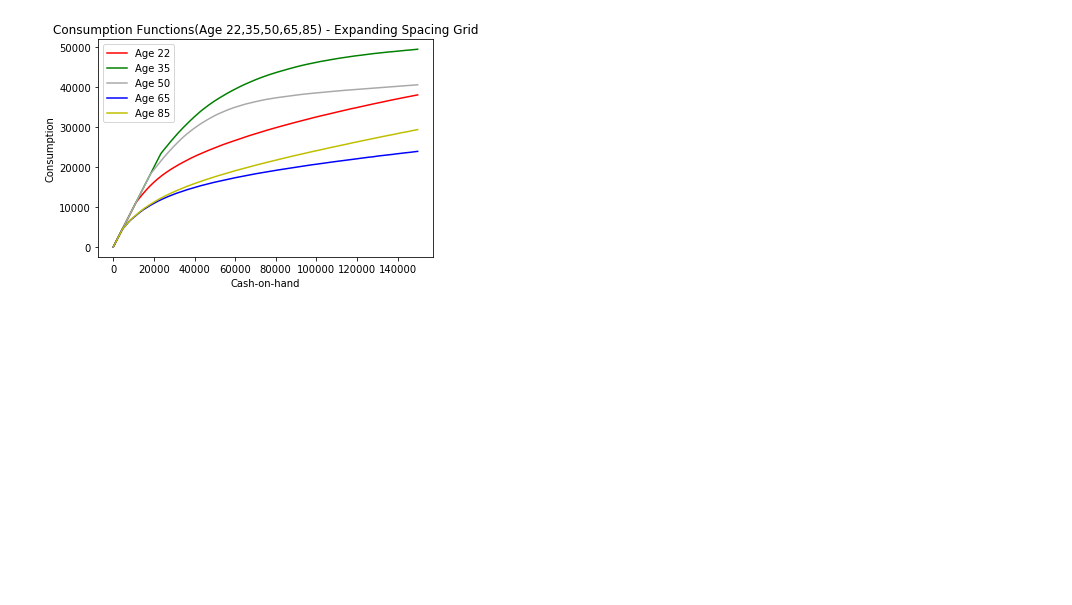
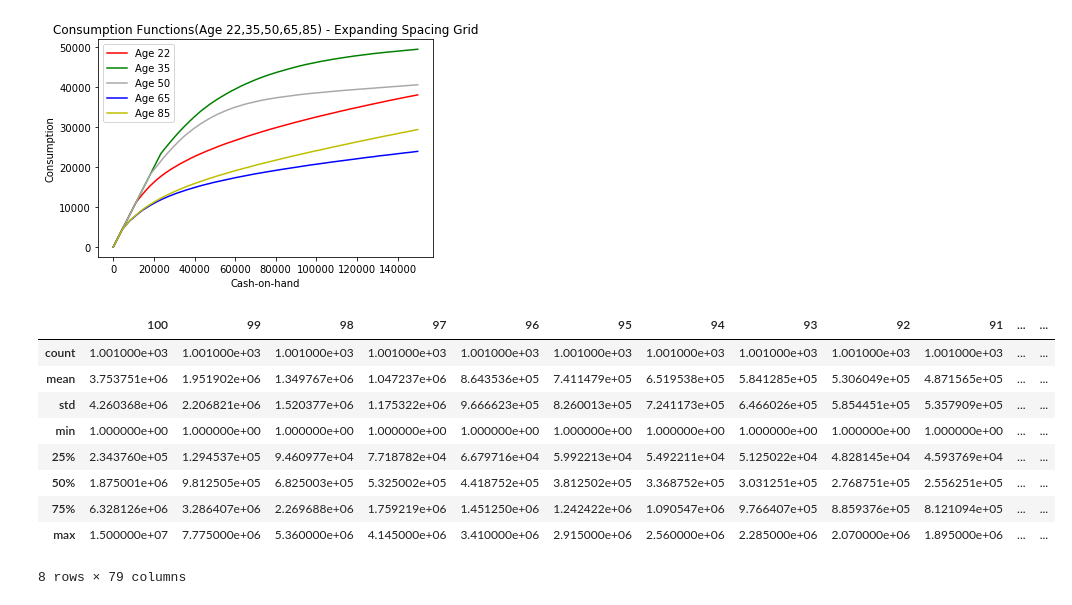
Before and after one commit to Quintus-Zhang/Tracer, a Jupyter notebook: expanding_grid.ipynb, the cells around one changed output. Drawn from its saved outputs; the diff is of its cells as text; code cells hidden in the pictures; blank space fills up the shorter version.

```diff
--- a/expanding_grid.ipynb
+++ b/expanding_grid.ipynb
@@ -137,3 +137,16 @@ plt.legend()
 plt.show()
 # %% [output]
 [figure]
+# %%
+c_df.describe()
+# %% [output]
+|  | 100 | 99 | 98 | 97 | 96 | 95 | 94 | 93 | 92 | 91 | ... | ... |
+| count | 1.001000e+03 | 1.001000e+03 | 1.001000e+03 | 1.001000e+03 | 1.001000e+03 | 1.001000e+03 | 1.001000e+03 | 1.001000e+03 | 1.001000e+03 | 1.001000e+03 | ... | ... |
+| mean | 3.753751e+06 | 1.951902e+06 | 1.349767e+06 | 1.047237e+06 | 8.643536e+05 | 7.411479e+05 | 6.519538e+05 | 5.841285e+05 | 5.306049e+05 | 4.871565e+05 | ... | ... |
+| std | 4.260368e+06 | 2.206821e+06 | 1.520377e+06 | 1.175322e+06 | 9.666623e+05 | 8.260013e+05 | 7.241173e+05 | 6.466026e+05 | 5.854451e+05 | 5.357909e+05 | ... | ... |
+| min | 1.000000e+00 | 1.000000e+00 | 1.000000e+00 | 1.000000e+00 | 1.000000e+00 | 1.000000e+00 | 1.000000e+00 | 1.000000e+00 | 1.000000e+00 | 1.000000e+00 | ... | ... |
+| 25% | 2.343760e+05 | 1.294537e+05 | 9.460977e+04 | 7.718782e+04 | 6.679716e+04 | 5.992213e+04 | 5.492211e+04 | 5.125022e+04 | 4.828145e+04 | 4.593769e+04 | ... | ... |
+| 50% | 1.875001e+06 | 9.812505e+05 | 6.825003e+05 | 5.325002e+05 | 4.418752e+05 | 3.812502e+05 | 3.368752e+05 | 3.031251e+05 | 2.768751e+05 | 2.556251e+05 | ... | ... |
+| 75% | 6.328126e+06 | 3.286407e+06 | 2.269688e+06 | 1.759219e+06 | 1.451250e+06 | 1.242422e+06 | 1.090547e+06 | 9.766407e+05 | 8.859376e+05 | 8.121094e+05 | ... | ... |
+| max | 1.500000e+07 | 7.775000e+06 | 5.360000e+06 | 4.145000e+06 | 3.410000e+06 | 2.915000e+06 | 2.560000e+06 | 2.285000e+06 | 2.070000e+06 | 1.895000e+06 | ... | ... |
+8 rows × 79 columns
```
Also changed, not shown: parts of 1 cell of this notebook, 1 other file.
